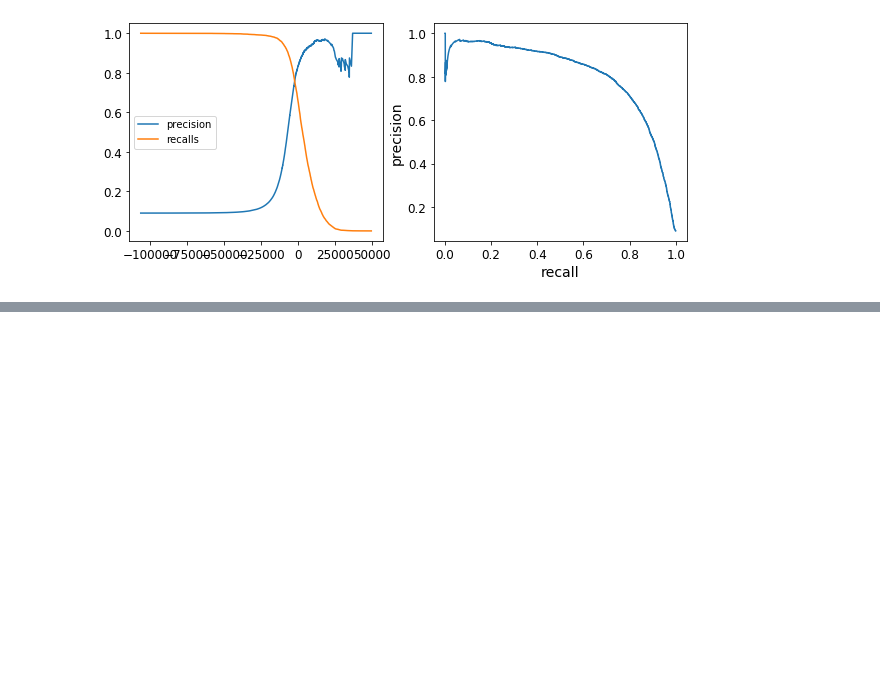
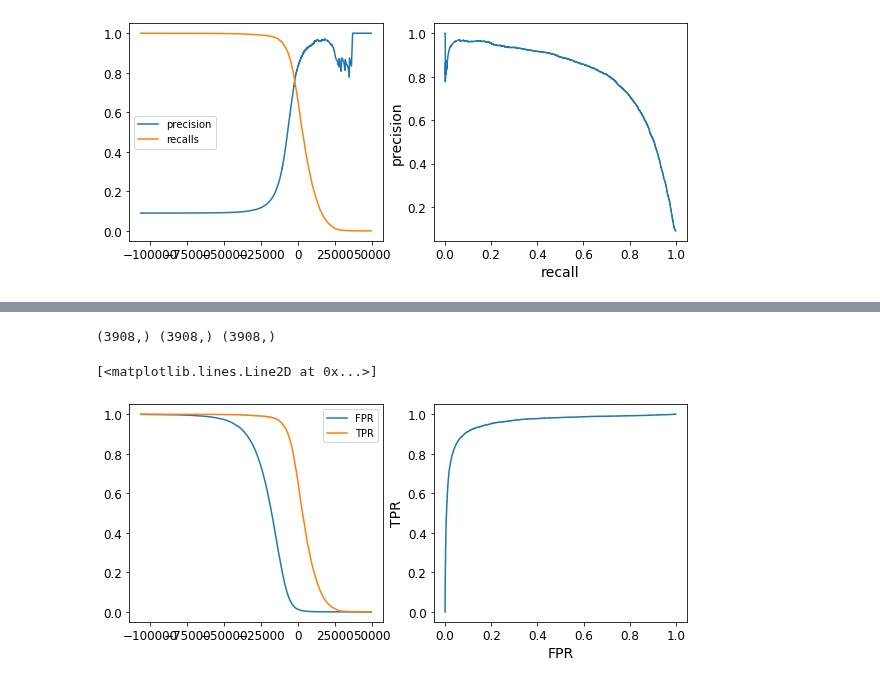
Before and after one commit to dtrad/geoml_course, a Jupyter notebook: Practice9-Classification.ipynb, the cells around one changed output, grey strips where cells are left out. Saved outputs shown, nothing was run; the diff lists cells and outputs as text; code cells hidden in the pictures; blank space fills up the shorter version.

```diff
--- a/Practice9-Classification.ipynb
+++ b/Practice9-Classification.ipynb
@@ -294,0 +302,18 @@ ax[1].plot(recalls[:-1],precisions[:-1])
+# %%
+from sklearn.metrics import roc_curve
+fpr, tpr, thresholds = roc_curve(y_train_5, y_scores)
+print(fpr.shape,tpr.shape,thresholds.shape)
+# %% [output]
+(3908,) (3908,) (3908,)
+# %%
+fig,ax=plt.subplots(1,2,figsize=(10,4))
+ax[0].plot(thresholds[:-1],fpr[:-1],label='FPR')
+ax[0].plot(thresholds[:-1],tpr[:-1],label='TPR')
+ax[0].legend()
+
+ax[1].set_xlabel('FPR')
+ax[1].set_ylabel('TPR'),
+ax[1].plot(fpr[:-1],tpr[:-1])
+# %% [output]
+[<matplotlib.lines.Line2D at 0x...>]
+[figure, added]
```
Also changed, not shown: parts of 25 cells of this notebook.
